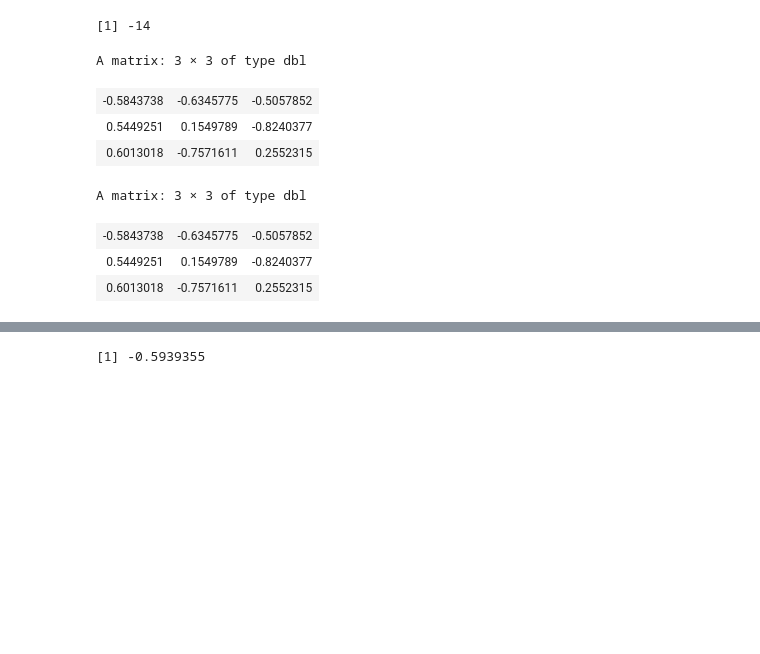
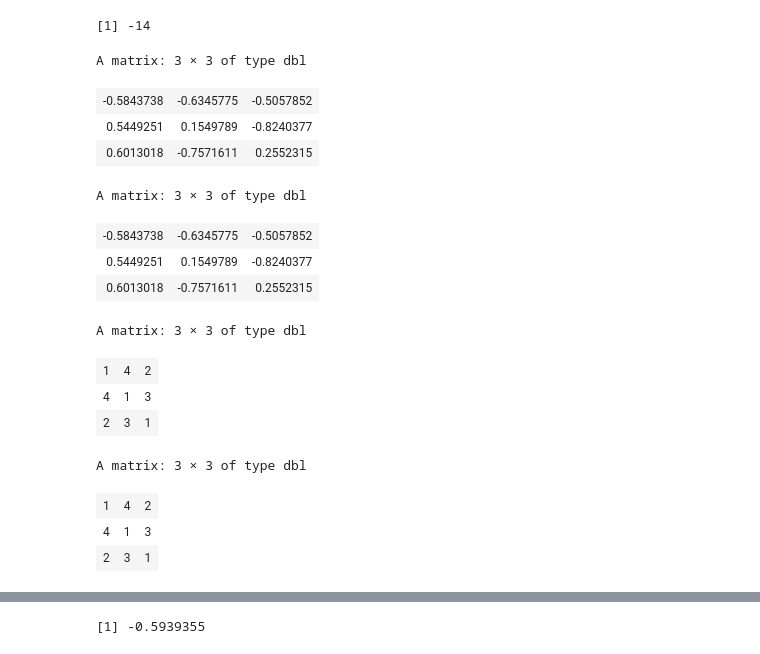
Before and after one commit to jealcalat/Analisis_multivariado-deprecated-, a Jupyter notebook: 2_modelos_multivariados/2.2_distribucion_multinormal.ipynb, the cells around one changed output, grey strips where cells are left out. Drawn from its saved outputs; the diff is of its cells as text; code cells hidden in the pictures; blank space fills up the shorter version.

```diff
--- a/2_modelos_multivariados/2.2_distribucion_multinormal.ipynb
+++ b/2_modelos_multivariados/2.2_distribucion_multinormal.ipynb
@@ -293,25 +296,35 @@ prod(eig$values)
 [1] -14
 # %%
 # Ahora verificamos que si A es simétrica, P es ortogonal
-
 # A simétrica
 A <- matrix(
   data = c(1, 4, 2, 4, 1, 3, 2, 3, 1),
   nrow = 3
 )
 eig <- eigen(A)
 # P
 P <- eig$vectors
 # Inversa de P
 solve(P)
 # transpuesta de P
 t(P)
+
+A # A es igual al producto PDP'
+P %*% diag(eig$values) %*% t(P)
 # %% [output]
 A matrix: 3 × 3 of type dbl
 | -0.5843738 | -0.6345775 | -0.5057852 |
 | 0.5449251 | 0.1549789 | -0.8240377 |
 | 0.6013018 | -0.7571611 | 0.2552315 |
 A matrix: 3 × 3 of type dbl
 | -0.5843738 | -0.6345775 | -0.5057852 |
 | 0.5449251 | 0.1549789 | -0.8240377 |
 | 0.6013018 | -0.7571611 | 0.2552315 |
+A matrix: 3 × 3 of type dbl
+| 1 | 4 | 2 |
+| 4 | 1 | 3 |
+| 2 | 3 | 1 |
+A matrix: 3 × 3 of type dbl
+| 1 | 4 | 2 |
+| 4 | 1 | 3 |
+| 2 | 3 | 1 |
```
Also changed, not shown: parts of 9 cells of this notebook, 2 other files.
